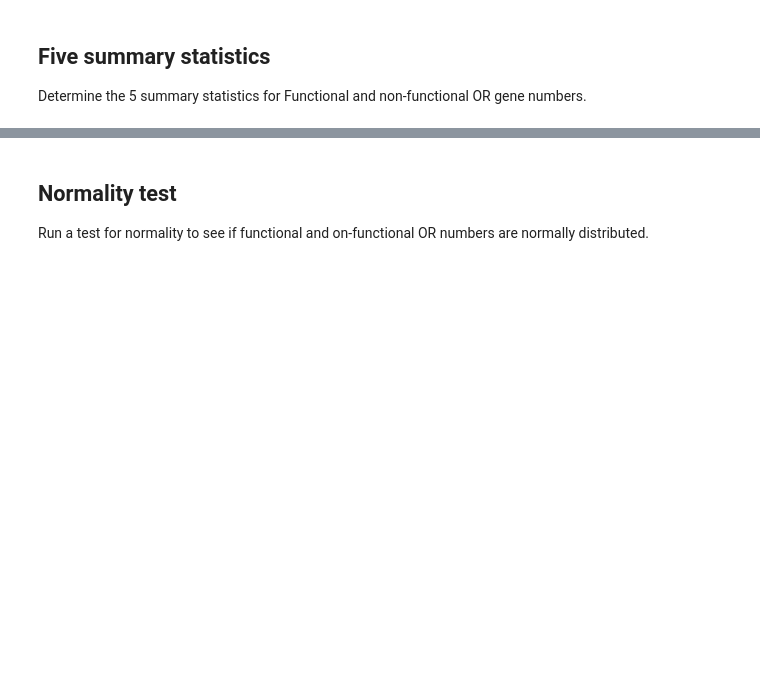
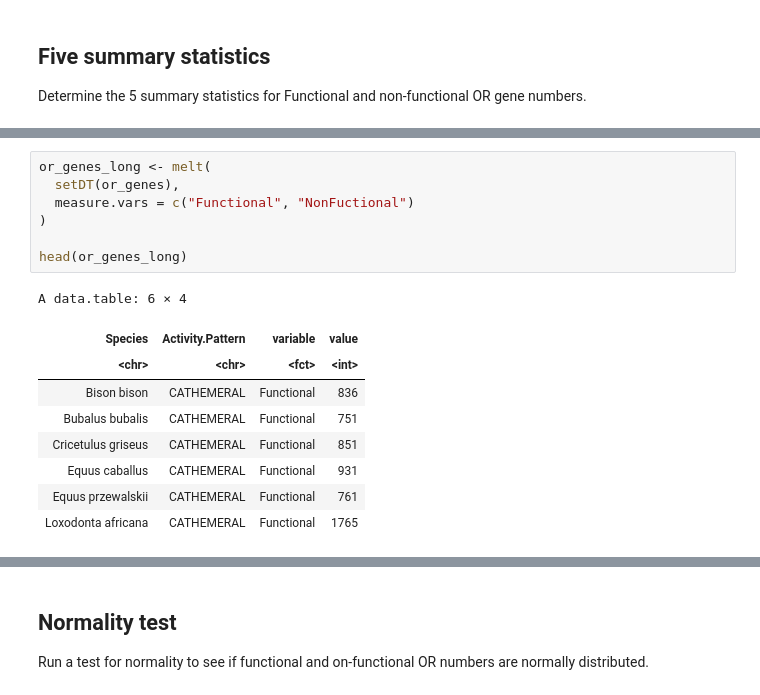
Before and after one commit to Takkoona/BIOL40540_final_assessment, a Jupyter notebook: 1_required_analysis.ipynb, the cells around one changed output, grey strips where cells are left out. Cells and saved outputs as stored; diff of their text form; blank space fills up the shorter version.

```diff
--- a/1_required_analysis.ipynb
+++ b/1_required_analysis.ipynb
@@ -45,0 +62,17 @@ summary(or_genes$NonFuctional)
+# %%
+or_genes_long <- melt(
+  setDT(or_genes),
+  measure.vars = c("Functional", "NonFuctional")
+)
+
+head(or_genes_long)
+# %% [output]
+A data.table: 6 × 4
+| Species | Activity.Pattern | variable | value |
+| <chr> | <chr> | <fct> | <int> |
+| Bison bison | CATHEMERAL | Functional | 836 |
+| Bubalus bubalis | CATHEMERAL | Functional | 751 |
+| Cricetulus griseus | CATHEMERAL | Functional | 851 |
+| Equus caballus | CATHEMERAL | Functional | 931 |
+| Equus przewalskii | CATHEMERAL | Functional | 761 |
+| Loxodonta africana | CATHEMERAL | Functional | 1765 |
```
Also changed, not shown: parts of 14 cells of this notebook, 2 other files.
